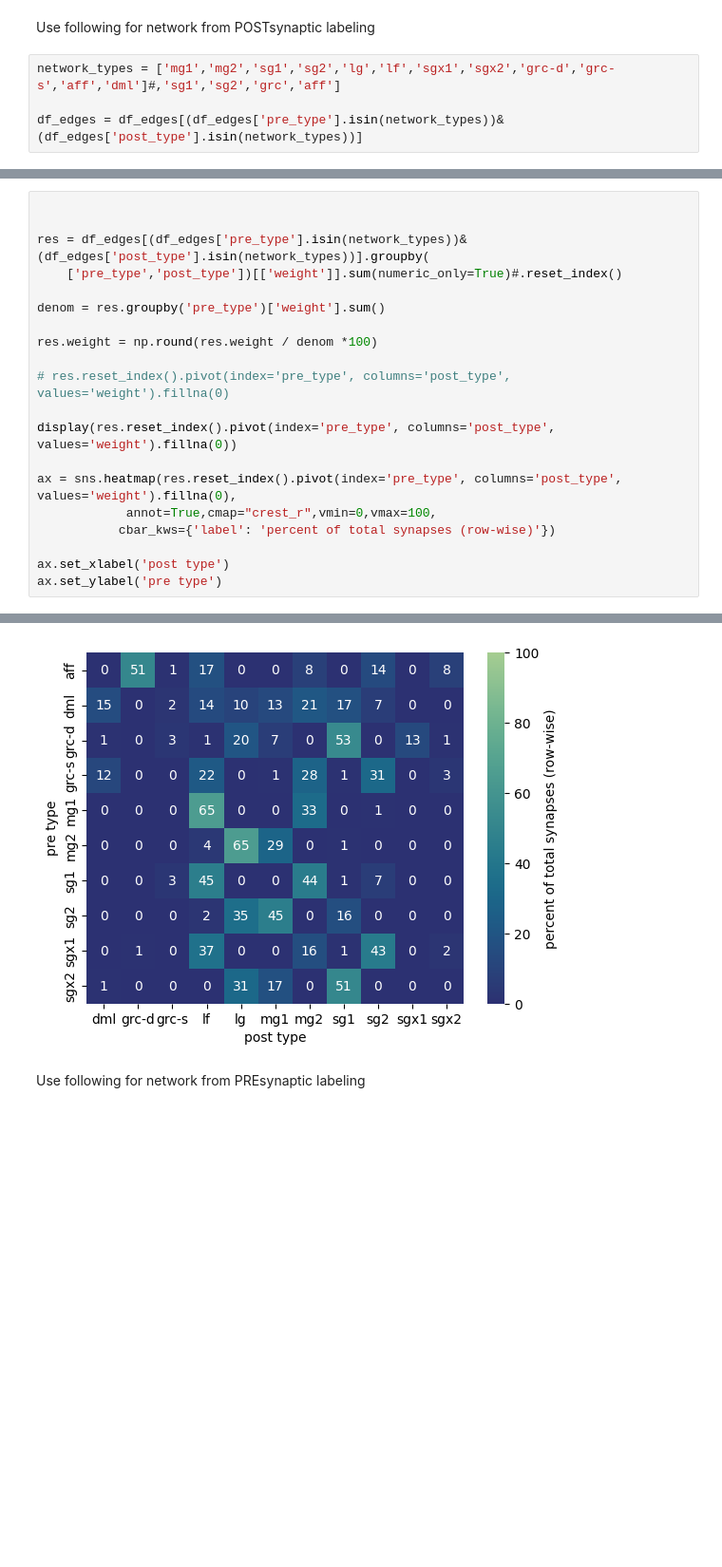
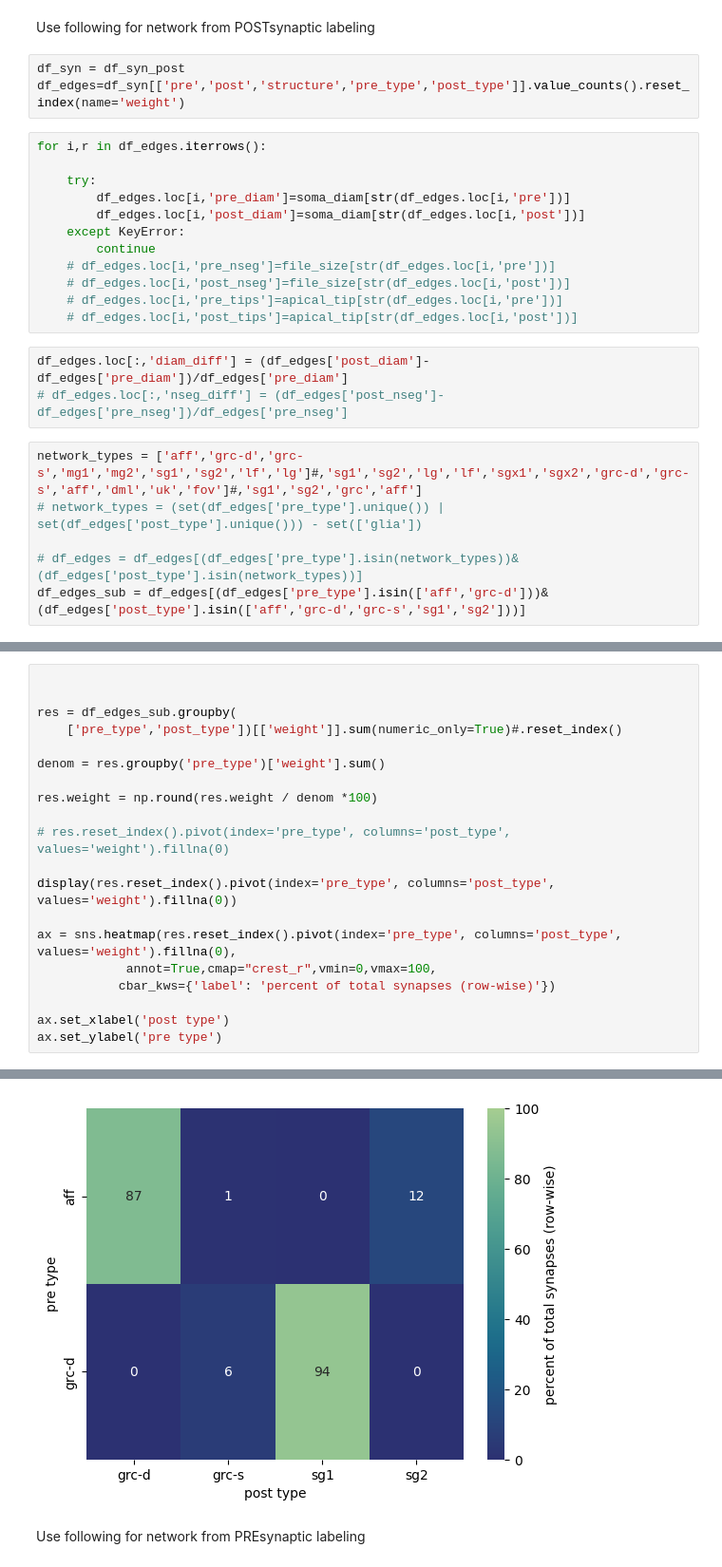
Before and after one commit to neurologic/eCREST, a Jupyter notebook: Network-Analysis.ipynb, the cells around one changed output, grey strips where cells are left out. Shown at 95% size. Saved outputs shown, nothing was run; the diff lists cells and outputs as text; blank space fills up the shorter version.

```diff
--- a/Network-Analysis.ipynb
+++ b/Network-Analysis.ipynb
@@ -1370,7 +1436,27 @@ sns.clustermap(data = data_df,
 #### Connectivity matrices
 # %% [markdown]
 Use following for network from POSTsynaptic labeling
+# %%
+df_syn = df_syn_post
+df_edges=df_syn[['pre','post','structure','pre_type','post_type']].value_counts().reset_index(name='weight')
+# %%
+for i,r in df_edges.iterrows():
+
+    try:
+        df_edges.loc[i,'pre_diam']=soma_diam[str(df_edges.loc[i,'pre'])]
+        df_edges.loc[i,'post_diam']=soma_diam[str(df_edges.loc[i,'post'])]
+    except KeyError:
+        continue
+    # df_edges.loc[i,'pre_nseg']=file_size[str(df_edges.loc[i,'pre'])]
+    # df_edges.loc[i,'post_nseg']=file_size[str(df_edges.loc[i,'post'])]
+    # df_edges.loc[i,'pre_tips']=apical_tip[str(df_edges.loc[i,'pre'])]
+    # df_edges.loc[i,'post_tips']=apical_tip[str(df_edges.loc[i,'post'])]
+# %%
+df_edges.loc[:,'diam_diff'] = (df_edges['post_diam']-df_edges['pre_diam'])/df_edges['pre_diam']
+# df_edges.loc[:,'nseg_diff'] = (df_edges['post_nseg']-df_edges['pre_nseg'])/df_edges['pre_nseg']
 # %%
-network_types = ['mg1','mg2','sg1','sg2','lg','lf','sgx1','sgx2','grc-d','grc-s','aff','dml']#,'sg1','sg2','grc','aff']
+network_types = ['aff','grc-d','grc-s','mg1','mg2','sg1','sg2','lf','lg']#,'sg1','sg2','lg','lf','sgx1','sgx2','grc-d','grc-s','aff','dml','uk','fov']#,'sg1','sg2','grc','aff']
+# network_types = (set(df_edges['pre_type'].unique()) | set(df_edges['post_type'].unique())) - set(['glia'])
 
-df_edges = df_edges[(df_edges['pre_type'].isin(network_types))&(df_edges['post_type'].isin(network_types))]
+# df_edges = df_edges[(df_edges['pre_type'].isin(network_types))&(df_edges['post_type'].isin(network_types))]
+df_edges_sub = df_edges[(df_edges['pre_type'].isin(['aff','grc-d']))&(df_edges['post_type'].isin(['aff','grc-d','grc-s','sg1','sg2']))]
@@ -1377,7 +1482,7 @@ df_edges = df_edges[(df_edges['pre_type'].isin(network_types))&(df_edges['post_t
 # %%
 
 
-res = df_edges[(df_edges['pre_type'].isin(network_types))&(df_edges['post_type'].isin(network_types))].groupby(
+res = df_edges_sub.groupby(
     ['pre_type','post_type'])[['weight']].sum(numeric_only=True)#.reset_index()
 
 denom = res.groupby('pre_type')['weight'].sum()
@@ -1410,4 +1507,4 @@ ax.set_ylabel('pre type')
 Text(50.722222222222214, 0.5, 'pre type')
-[figure, old version]
+[figure, new version]
 # %% [markdown]
 Use following for network from PREsynaptic labeling
```
Also changed, not shown: parts of 58 cells of this notebook, 6 other files.
